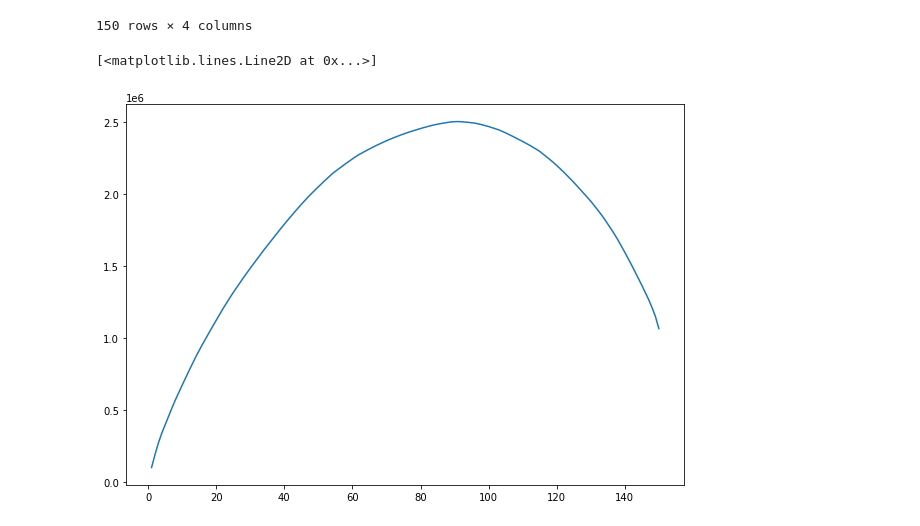
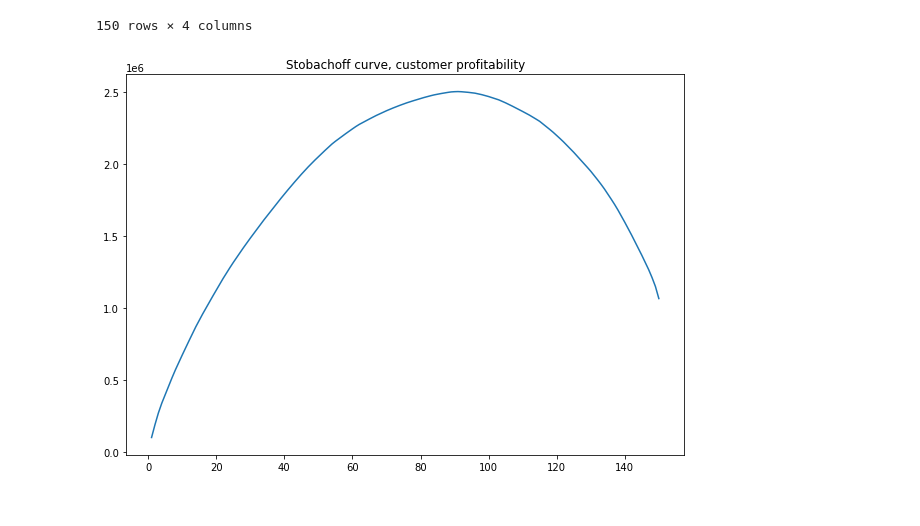
Before and after one commit to PaulineMalaguti/EBA3630, a Jupyter notebook: Customer Profitability Index/Problem 2/2customerprofitability.ipynb, the cells around one changed output. Drawn from its saved outputs; the diff is of its cells as text; code cells hidden in the pictures.

Commit message:
Added comments + Product profitability

```diff
--- a/Customer Profitability Index/Problem 2/2customerprofitability.ipynb
+++ b/Customer Profitability Index/Problem 2/2customerprofitability.ipynb
@@ -394,20 +437,21 @@ array([0.54935802, 0.65631268, 2.18127451, 0.44676707, 0.94275424,
 # %%
-products_indirect_costs = pd.DataFrame(columns = cost_info['Activity'].values.tolist())
-products_indirect_costs['Sales'] = np.repeat(cost_info.at[0, 'Unit Cost'], len(sale_product))
-products_indirect_costs['Order'] = np.repeat(cost_info.at[1, 'Unit Cost'], len(sale_product))
-products_indirect_costs['Warehouse'] = np.round((sale_product.iloc[:,2:] * ic_warehouse).sum(axis=1),2)
-products_indirect_costs['Production/Assembly'] = np.round((direct_driver_used.iloc[:,2:]).sum(axis=1) * cost_info.at[3, 'Unit Cost'],2)
-products_indirect_costs['Quality control'] = np.round((direct_driver_used.iloc[:,2:]).sum(axis=1) * cost_info.at[4, 'Unit Cost'],2)
-products_indirect_costs['Warehouse out'] = np.round((sale_product.iloc[:,2:]).sum(axis=1) * cost_info.at[5, 'Unit Cost'],2)
-products_indirect_costs['Customer support'] = np.round((sale_product.iloc[:,2:]).sum(axis=1) * cost_info.at[6, 'Unit Cost'],2)
+# Created a dataframe to compute and combine all the indirect costs per order
+consumer_indirect_costs = pd.DataFrame(columns = cost_info['Activity'].values.tolist())
+consumer_indirect_costs['Sales'] = np.repeat(cost_info.at[0, 'Unit Cost'], len(sale_product))
+consumer_indirect_costs['Order'] = np.repeat(cost_info.at[1, 'Unit Cost'], len(sale_product))
+consumer_indirect_costs['Warehouse'] = np.round((sale_product.iloc[:,2:] * ic_warehouse).sum(axis=1),2)
+consumer_indirect_costs['Production/Assembly'] = np.round((direct_driver_used.iloc[:,2:]).sum(axis=1) * cost_info.at[3, 'Unit Cost'],2)
+consumer_indirect_costs['Quality control'] = np.round((direct_driver_used.iloc[:,2:]).sum(axis=1) * cost_info.at[4, 'Unit Cost'],2)
+consumer_indirect_costs['Warehouse out'] = np.round((sale_product.iloc[:,2:]).sum(axis=1) * cost_info.at[5, 'Unit Cost'],2)
+consumer_indirect_costs['Customer support'] = np.round((sale_product.iloc[:,2:]).sum(axis=1) * cost_info.at[6, 'Unit Cost'],2)
 
-products_indirect_costs['Total indirect cost'] = products_indirect_costs.sum(axis =1)
+consumer_indirect_costs['Total indirect cost'] = consumer_indirect_costs.sum(axis =1)
 
-products_indirect_costs['Customer id'] = sale_product['Customer id']
-column_to_move = products_indirect_costs.pop('Customer id') #Just move the activity column at the front
-products_indirect_costs.insert(0, 'Customer id', column_to_move)
+consumer_indirect_costs['Customer id'] = sale_product['Customer id']
+column_to_move = consumer_indirect_costs.pop('Customer id') #Just move the activity column at the front
+consumer_indirect_costs.insert(0, 'Customer id', column_to_move)
 
-products_indirect_costs
+consumer_indirect_costs
 # %% [output]
 |  | Customer id | Sales | Order | Warehouse | Production/Assembly | Quality control | Warehouse out | ... |
 | 0 | 105 | 250.0 | 216.67 | 305.63 | 666.40 | 176.80 | 206.01 | ... |
@@ -423,7 +467,8 @@ products_indirect_costs
 | 2999 | 79 | 250.0 | 216.67 | 234.71 | 879.55 | 233.35 | 107.10 | ... |
 3000 rows × 9 columns
 # %%
-indirect_cost_customer = products_indirect_costs.groupby(['Customer id'])['Total indirect cost'].sum().copy()
+# Group the total indirect costs per customer and sum them
+indirect_cost_customer = consumer_indirect_costs.groupby(['Customer id'])['Total indirect cost'].sum().copy()
 indirect_cost_customer = pd.DataFrame(indirect_cost_customer)
 indirect_cost_customer
 # %% [output]
@@ -468,16 +514,21 @@ profits_customer
 | 150 | 137724.0 | 68856.45 | 32703.96 | 36163.59 |
 150 rows × 4 columns
 # %%
+# Sort the customers per descending order of profits
 sorted_profit= profits_customer.sort_values(by=['Profit per customers'], ascending=False)
 cid = sorted_profit.index.values.tolist() ; x = profits_customer.index.values.tolist()
 y = sorted_profit['Profit per customers'].values.tolist()
 
 plt.figure(figsize=(10,7))
 plt.plot(x,np.cumsum(y), label = 'Cummulative Profit')
+plt.title('Stobachoff curve, customer profitability')
+plt.show()
+
+# This part shoes the curve and the corresponding customer id but because there are a lot of customers
+# it doesn't look good
 #plt.scatter(x,np.cumsum(y))
 # for i in range(len(x)):
 #     plt.text(x[i], np.cumsum(y)[i], cid[i])
 # plt.legend() ; plt.show()
 # %% [output]
-[<matplotlib.lines.Line2D at 0x...>]
-[figure, old version]
+[figure, new version]
```
Also changed, not shown: parts of 24 cells of this notebook.
